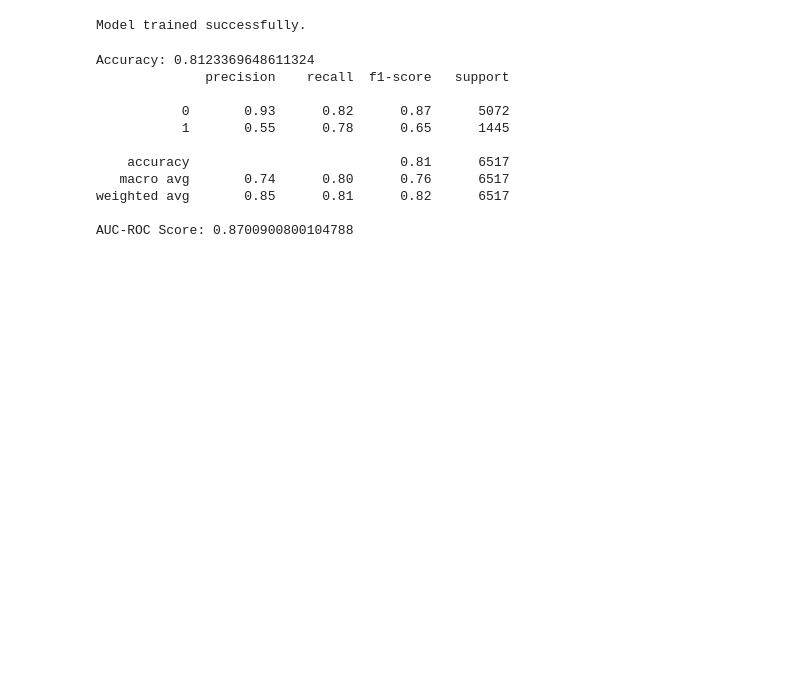
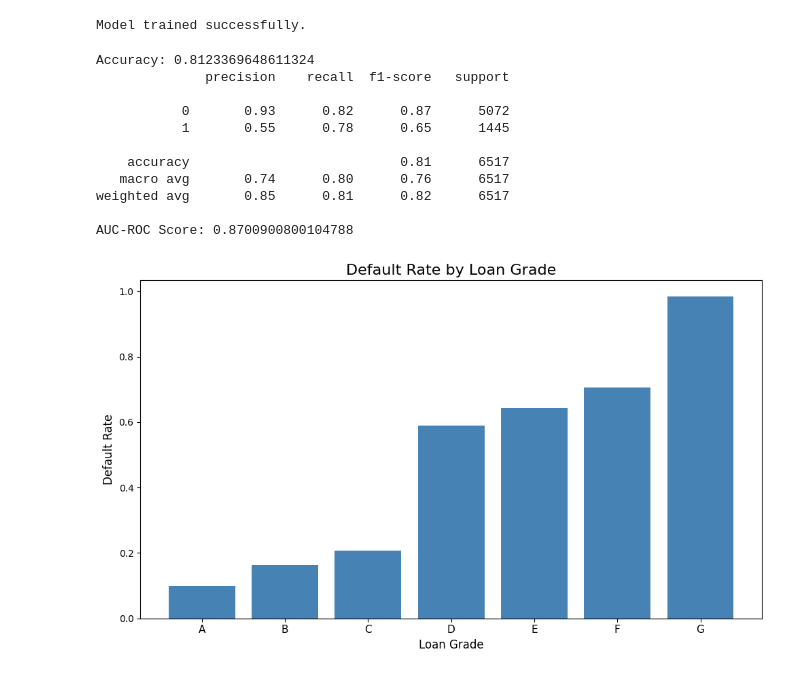
Before and after one commit to Findtyrus/TyrusBurton-Python-Finance-Projects, a Jupyter notebook: creditRisk.ipynb, the cells around one changed output. Drawn from its saved outputs; the diff is of its cells as text; code cells hidden in the pictures; blank space fills up the shorter version.

Commit message:
Add visualizations to credit risk notebook

```diff
--- a/creditRisk.ipynb
+++ b/creditRisk.ipynb
@@ -253,3 +253,20 @@ Accuracy: 0.8123369648611324
 weighted avg       0.85      0.81      0.82      6517
 
 AUC-ROC Score: 0.8700900800104788
+# %%
+# Reload original data for visualizations before encoding
+viz_data = pd.read_csv("/Users/tyrusburton/Desktop/Python-finance/credit_risk_dataset.csv")
+
+# Default rate by loan grade
+loan_grade_default = viz_data.groupby('loan_grade')['loan_status'].mean().sort_index()
+
+plt.figure(figsize=(10, 6))
+plt.bar(loan_grade_default.index, loan_grade_default.values, color='steelblue')
+plt.title('Default Rate by Loan Grade', fontsize=16)
+plt.xlabel('Loan Grade', fontsize=12)
+plt.ylabel('Default Rate', fontsize=12)
+plt.xticks(fontsize=11)
+plt.tight_layout()
+plt.show()
+# %% [output]
+[figure, added]
```
Also changed, not shown: parts of 2 cells of this notebook.
